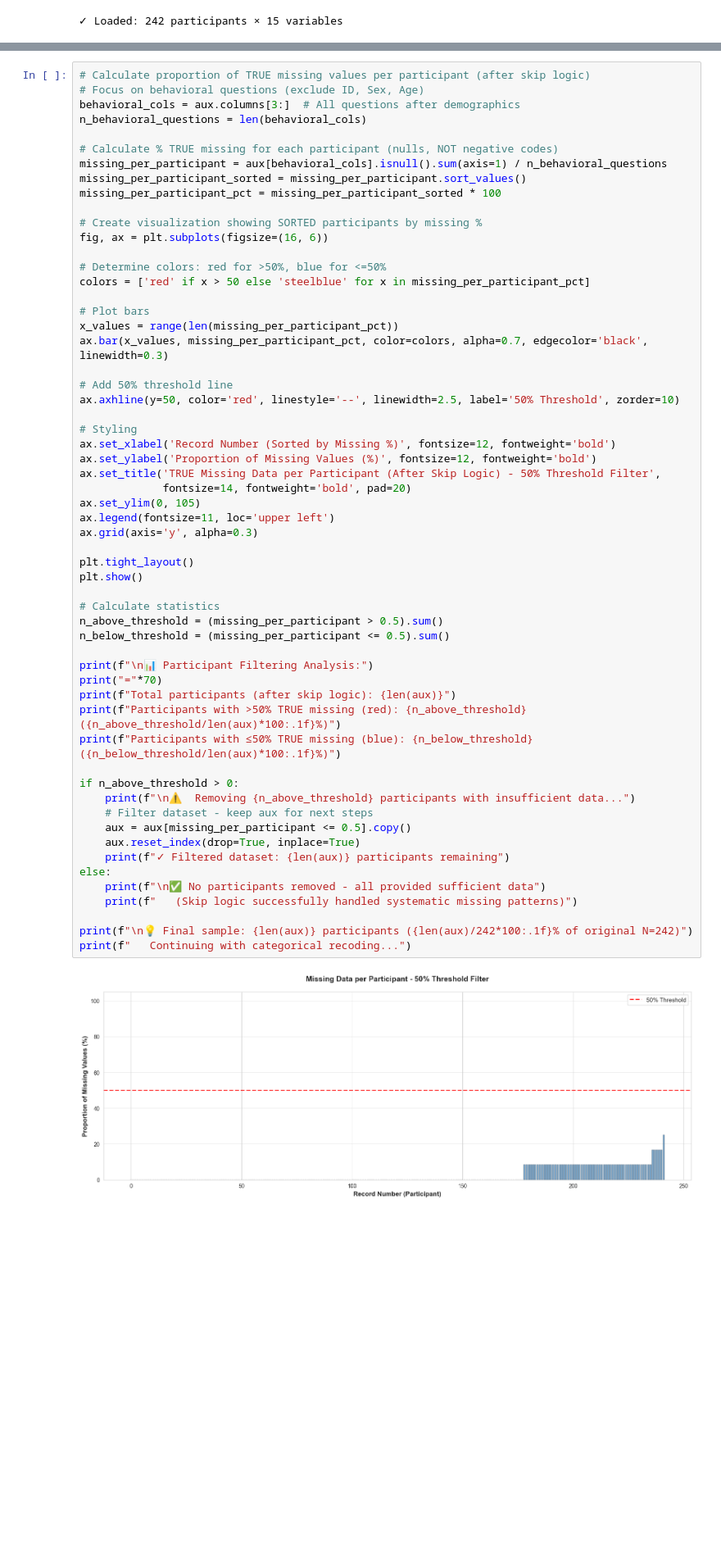
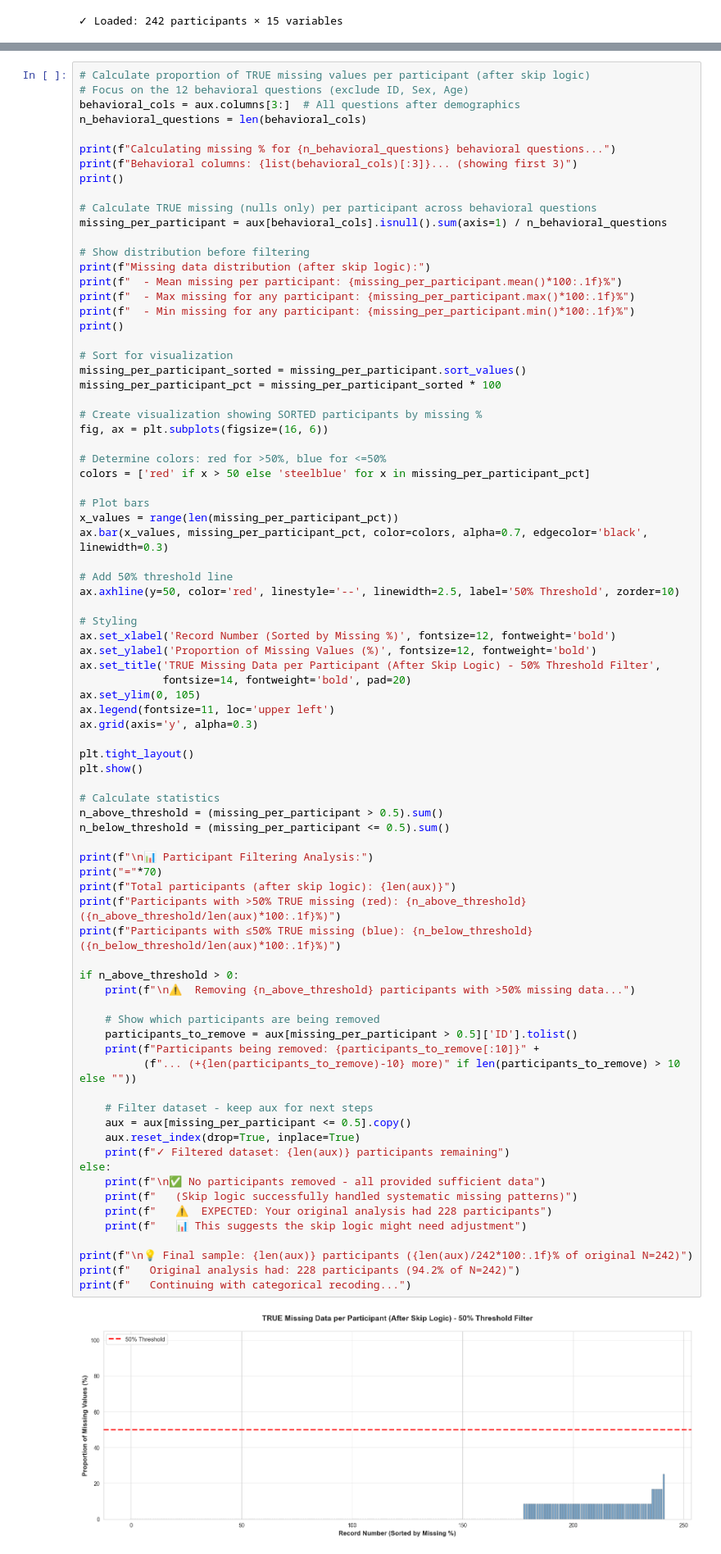
Before and after one commit to isarodas10/master-thesis, a Jupyter notebook: notebooks/02_data_cleaning_preprocessing.ipynb, the cells around one changed output, grey strips where cells are left out. Shown at 82% size. Saved outputs shown, nothing was run; the diff lists cells and outputs as text; blank space fills up the shorter version.

```diff
--- a/notebooks/02_data_cleaning_preprocessing.ipynb
+++ b/notebooks/02_data_cleaning_preprocessing.ipynb
@@ -160,12 +162,25 @@ Remaining true missing values: 72
 This ensures sufficient data quality for Factor Analysis by removing participants who provided minimal survey responses.
 # %%
 # Calculate proportion of TRUE missing values per participant (after skip logic)
-# Focus on behavioral questions (exclude ID, Sex, Age)
+# Focus on the 12 behavioral questions (exclude ID, Sex, Age)
 behavioral_cols = aux.columns[3:]  # All questions after demographics
 n_behavioral_questions = len(behavioral_cols)
 
-# Calculate % TRUE missing for each participant (nulls, NOT negative codes)
+print(f"Calculating missing % for {n_behavioral_questions} behavioral questions...")
+print(f"Behavioral columns: {list(behavioral_cols)[:3]}... (showing first 3)")
+print()
+
+# Calculate TRUE missing (nulls only) per participant across behavioral questions
 missing_per_participant = aux[behavioral_cols].isnull().sum(axis=1) / n_behavioral_questions
+
+# Show distribution before filtering
+print(f"Missing data distribution (after skip logic):")
+print(f"  - Mean missing per participant: {missing_per_participant.mean()*100:.1f}%")
+print(f"  - Max missing for any participant: {missing_per_participant.max()*100:.1f}%")
+print(f"  - Min missing for any participant: {missing_per_participant.min()*100:.1f}%")
+print()
+
+# Sort for visualization
 missing_per_participant_sorted = missing_per_participant.sort_values()
 missing_per_participant_pct = missing_per_participant_sorted * 100
 
@@ -189,32 +204,41 @@ ax.set_title('TRUE Missing Data per Participant (After Skip Logic) - 50% Thresho
              fontsize=14, fontweight='bold', pad=20)
 ax.set_ylim(0, 105)
 ax.legend(fontsize=11, loc='upper left')
 ax.grid(axis='y', alpha=0.3)
 
 plt.tight_layout()
 plt.show()
 
 # Calculate statistics
 n_above_threshold = (missing_per_participant > 0.5).sum()
 n_below_threshold = (missing_per_participant <= 0.5).sum()
 
 print(f"\n📊 Participant Filtering Analysis:")
 print("="*70)
 print(f"Total participants (after skip logic): {len(aux)}")
 print(f"Participants with >50% TRUE missing (red): {n_above_threshold} ({n_above_threshold/len(aux)*100:.1f}%)")
 print(f"Participants with ≤50% TRUE missing (blue): {n_below_threshold} ({n_below_threshold/len(aux)*100:.1f}%)")
 
 if n_above_threshold > 0:
-    print(f"\n⚠️  Removing {n_above_threshold} participants with insufficient data...")
+    print(f"\n⚠️  Removing {n_above_threshold} participants with >50% missing data...")
+
+    # Show which participants are being removed
+    participants_to_remove = aux[missing_per_participant > 0.5]['ID'].tolist()
+    print(f"Participants being removed: {participants_to_remove[:10]}" +
+          (f"... (+{len(participants_to_remove)-10} more)" if len(participants_to_remove) > 10 else ""))
+
     # Filter dataset - keep aux for next steps
     aux = aux[missing_per_participant <= 0.5].copy()
     aux.reset_index(drop=True, inplace=True)
     print(f"✓ Filtered dataset: {len(aux)} participants remaining")
 else:
     print(f"\n✅ No participants removed - all provided sufficient data")
     print(f"   (Skip logic successfully handled systematic missing patterns)")
+    print(f"   ⚠️  EXPECTED: Your original analysis had 228 participants")
+    print(f"   📊 This suggests the skip logic might need adjustment")
 
 print(f"\n💡 Final sample: {len(aux)} participants ({len(aux)/242*100:.1f}% of original N=242)")
+print(f"   Original analysis had: 228 participants (94.2% of N=242)")
 print(f"   Continuing with categorical recoding...")
 # %% [output]
-[figure, old version]
+[figure, new version]
```
Also changed, not shown: parts of 9 cells of this notebook.
